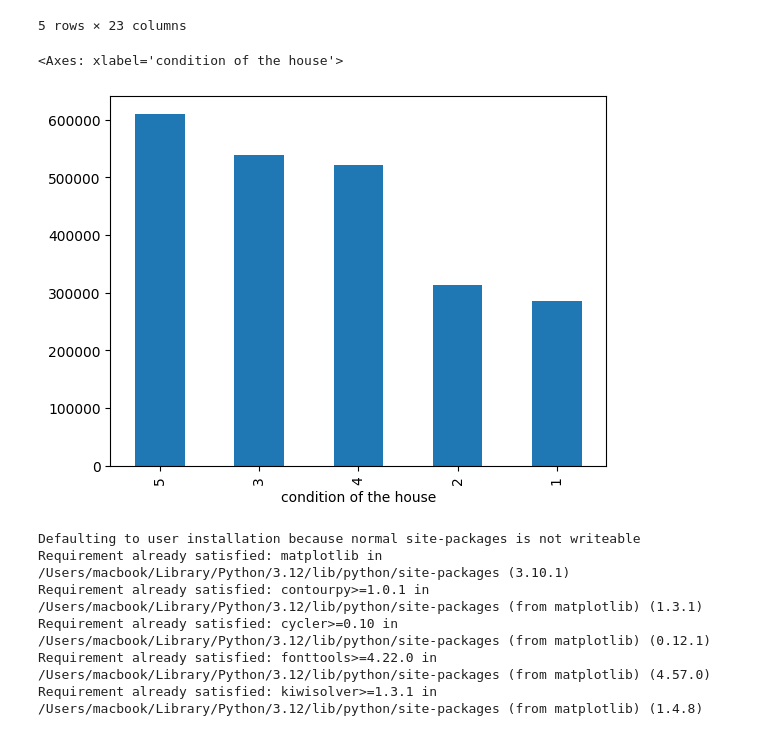
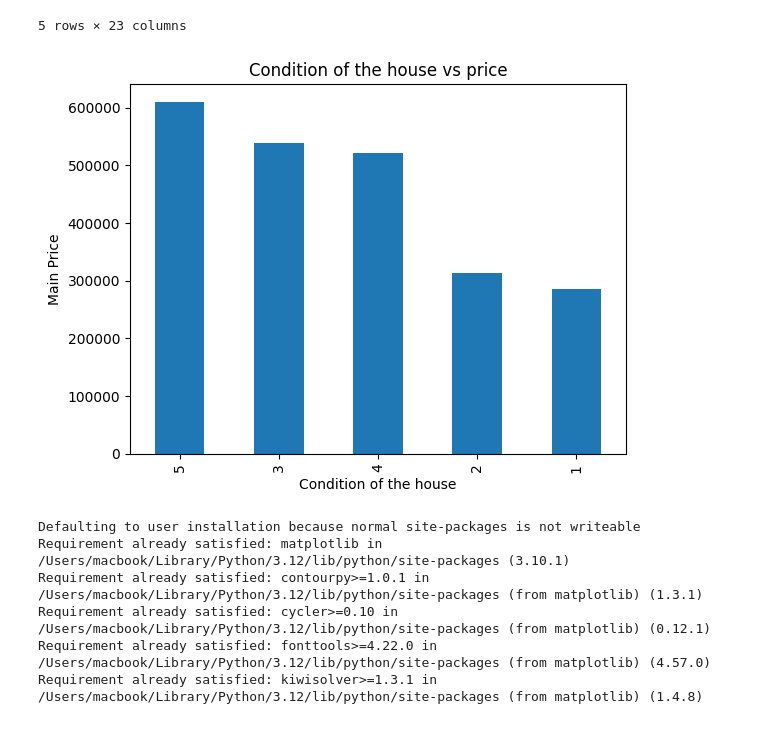
Before and after one commit to Naviid24/house-prices-ml, a Jupyter notebook: Notebook.ipynb, the cells around one changed output. Drawn from its saved outputs; the diff is of its cells as text; code cells hidden in the pictures.

```diff
--- a/Notebook.ipynb
+++ b/Notebook.ipynb
@@ -126,9 +127,12 @@ data.head()
 5 rows × 23 columns
 # %%
 data.groupby("condition of the house")["Price"].mean().sort_values(ascending=False).plot(kind="bar")
+plt.title("Condition of the house vs price")
+plt.ylabel("Main Price")
+plt.xlabel("Condition of the house")
+plt.show()
 # %% [output]
-<Axes: xlabel='condition of the house'>
-[figure, old version]
+[figure, new version]
 # %%
 pip install matplotlib
 # %% [output]
```
Also changed, not shown: parts of 28 cells of this notebook, 2 other files.
